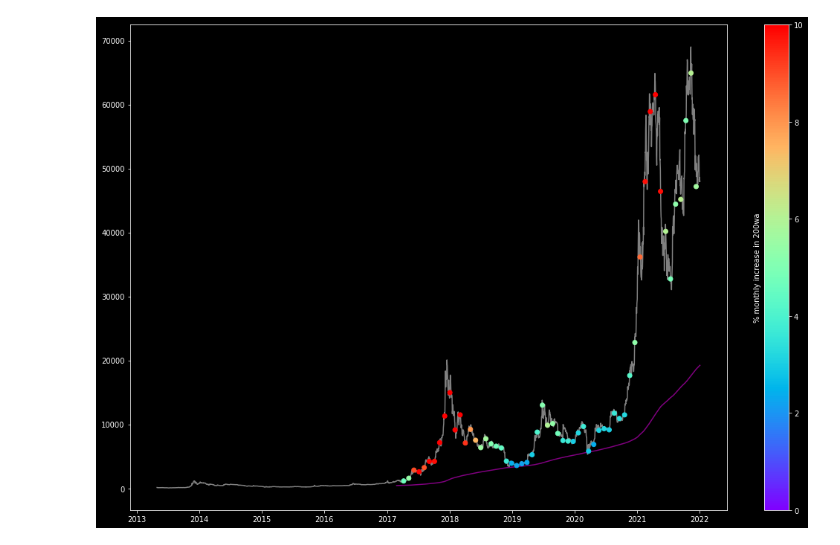
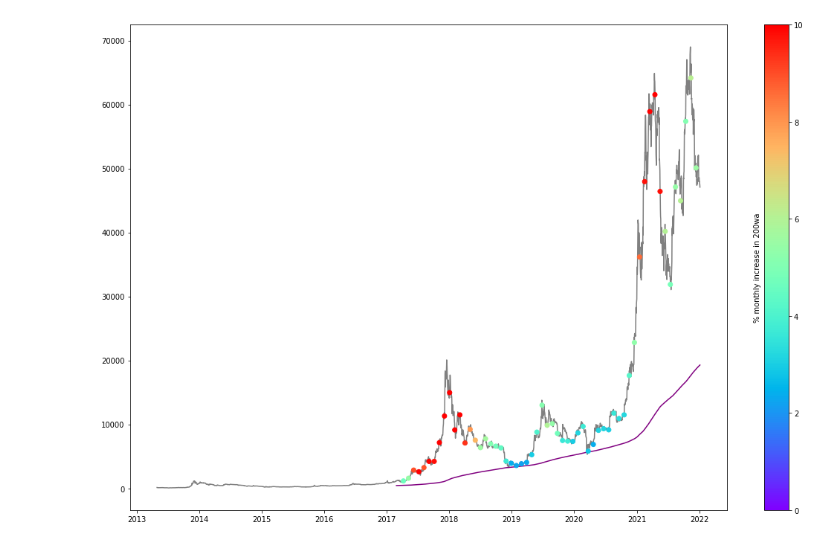
Before and after one commit to CarlosDLMC/05MBDI_Mineria_de_Datos, a Jupyter notebook: actividad 2/Promedio 200 semanas.ipynb, the cells around one changed output. Cells and saved outputs as stored; diff of their text form; code cells hidden in the pictures.

```diff
--- a/actividad 2/Promedio 200 semanas.ipynb
+++ b/actividad 2/Promedio 200 semanas.ipynb
@@ -21,23 +21,23 @@ df
 # %%
 df['200w_moving_average'] = df['High'].rolling(window = 1400).mean()
 
 dates = pd.to_datetime(df['Date'])
 plt.rcParams['figure.figsize'] = [18, 12]
-# plt.style.use("dark_background")
+plt.style.use("dark_background")
 monthly = df[::30]
 distance = monthly['200w_moving_average'].pct_change() * 100
 # plt.semilogy(dates, df['High'], color="gray", zorder=1);
 # plt.semilogy(dates, df['200w_moving_average'], color="purple", zorder=2);
 
 plt.plot(dates, df['High'], color="gray", zorder=1);
 plt.plot(dates, df['200w_moving_average'], color="purple", zorder=2);
 plt.scatter(monthly['Date'], monthly['Open'], c=distance, cmap='rainbow', vmin=0, vmax=10, zorder=3)
 
 cbar = plt.colorbar()
 cbar.set_label("% monthly increase in 200wa")
 cbar.ax.yaxis.set_label_position("left")
 # %% [output]
-[figure, old version]
+[figure, new version]
 # %%
 df
 # %% [output]
```
Also changed, not shown: parts of 8 cells of this notebook, 13 other files.
